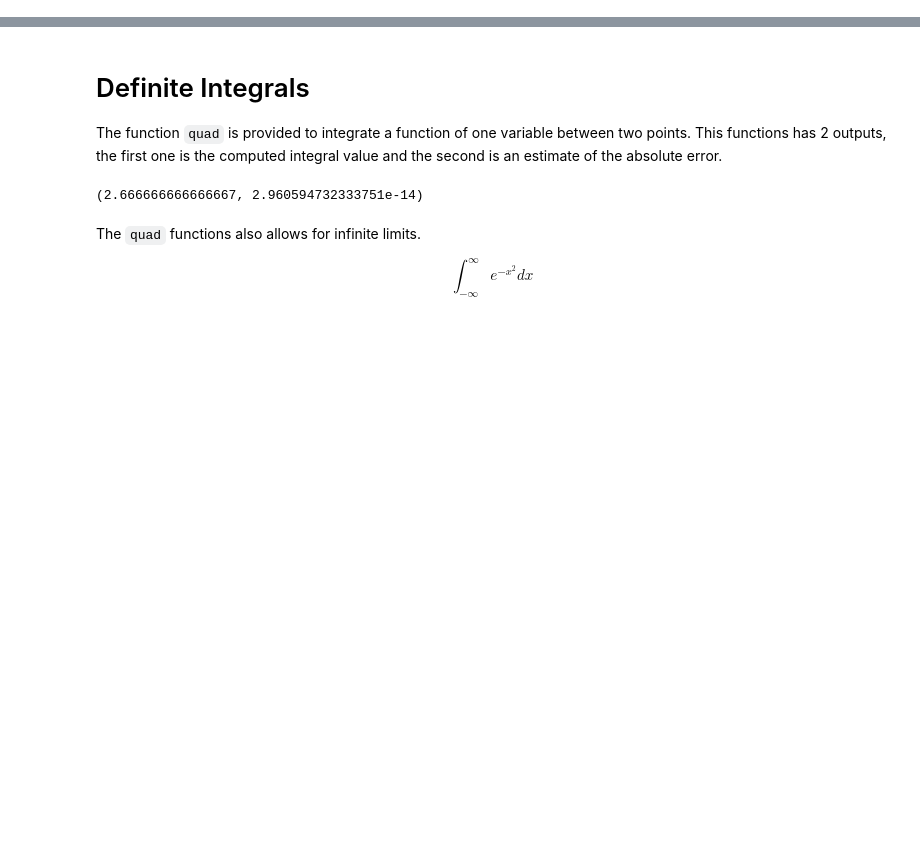
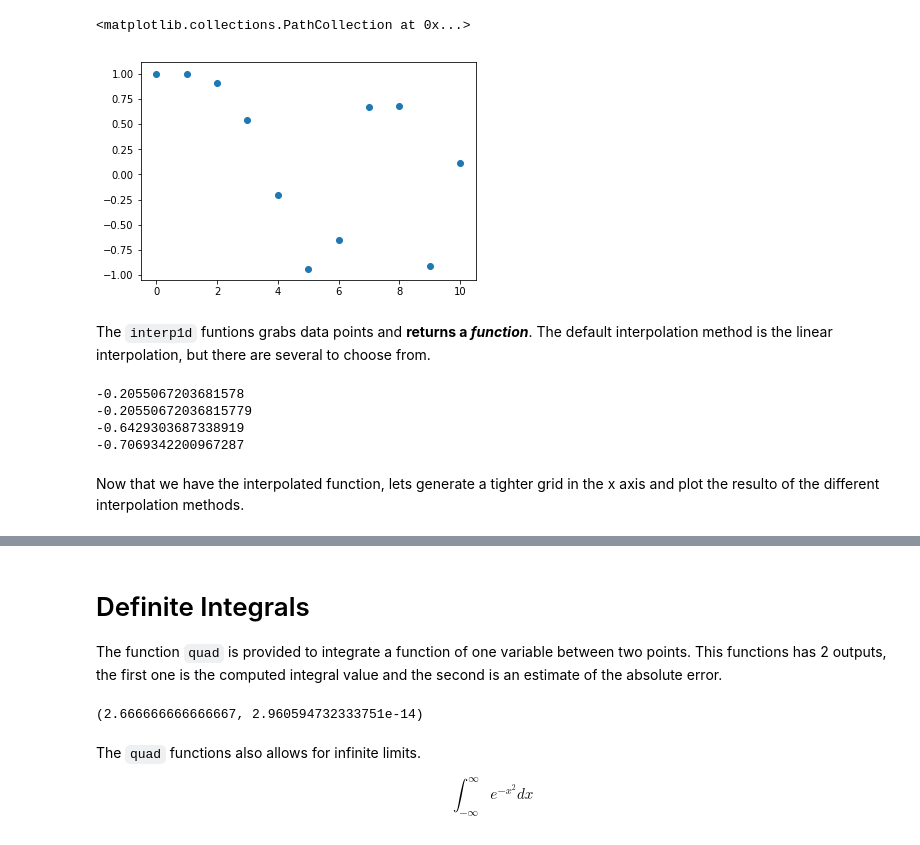
Before and after one commit to Finance-Hub/FinanceHub, a Jupyter notebook: fhnotebooks/Introduction to Python/Section 03 - SciPy.ipynb, the cells around one changed output, grey strips where cells are left out. Cells and saved outputs as stored; diff of their text form; code cells hidden in the pictures; blank space fills up the shorter version.

```diff
--- a/fhnotebooks/Introduction to Python/Section 03 - SciPy.ipynb
+++ b/fhnotebooks/Introduction to Python/Section 03 - SciPy.ipynb
@@ -10,0 +13,10 @@ import matplotlib.pyplot as plt
+# %%
+x = np.linspace(0, 10, num=11, endpoint=True)
+y = np.cos(-x**2/9.0)
+
+plt.scatter(x,y)
+# %% [output]
+<matplotlib.collections.PathCollection at 0x...>
+[figure, added]
+# %% [markdown]
+The `interp1d` funtions grabs data points and **returns a *function***. The default interpolation method is the linear interpolation, but there are several to choose from.
@@ -10,0 +31,13 @@ import matplotlib.pyplot as plt
+# %%
+print(f1(4))
+print(f2(4))
+
+print(f1(4.6))
+print(f2(4.6))
+# %% [output]
+-0.2055067203681578
+-0.20550672036815779
+-0.6429303687338919
+-0.7069342200967287
+# %% [markdown]
+Now that we have the interpolated function, lets generate a tighter grid in the x axis and plot the resulto of the different interpolation methods.
```
Also changed, not shown: parts of 58 cells of this notebook, 5 other files.
